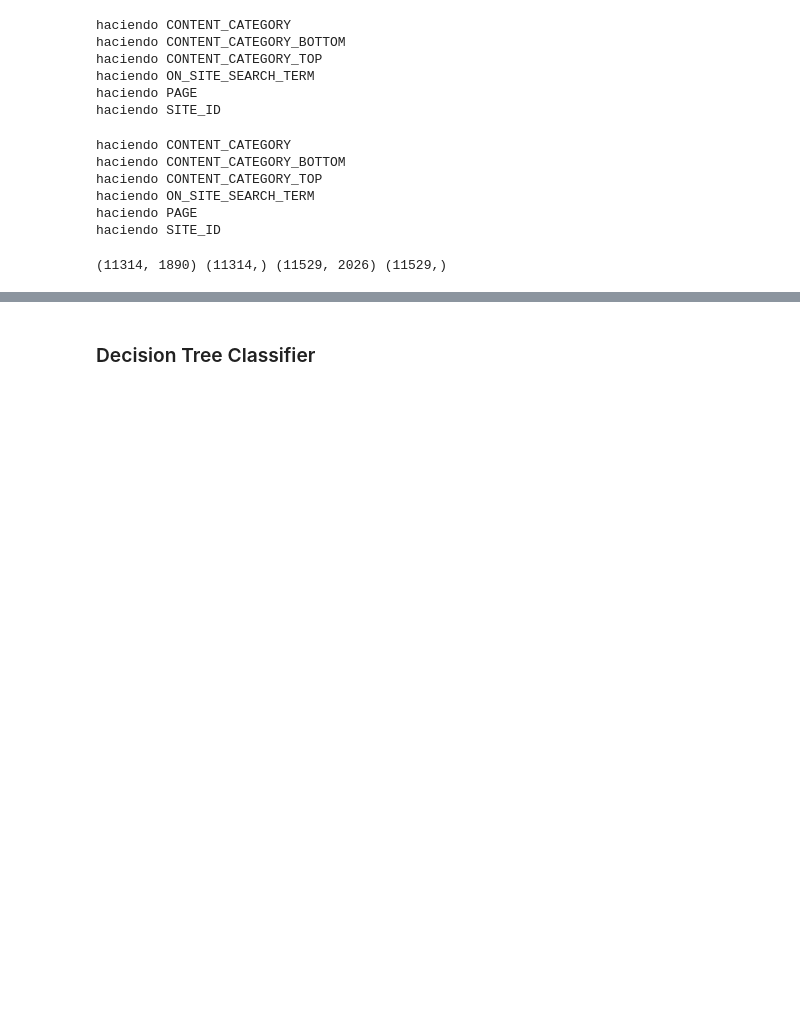
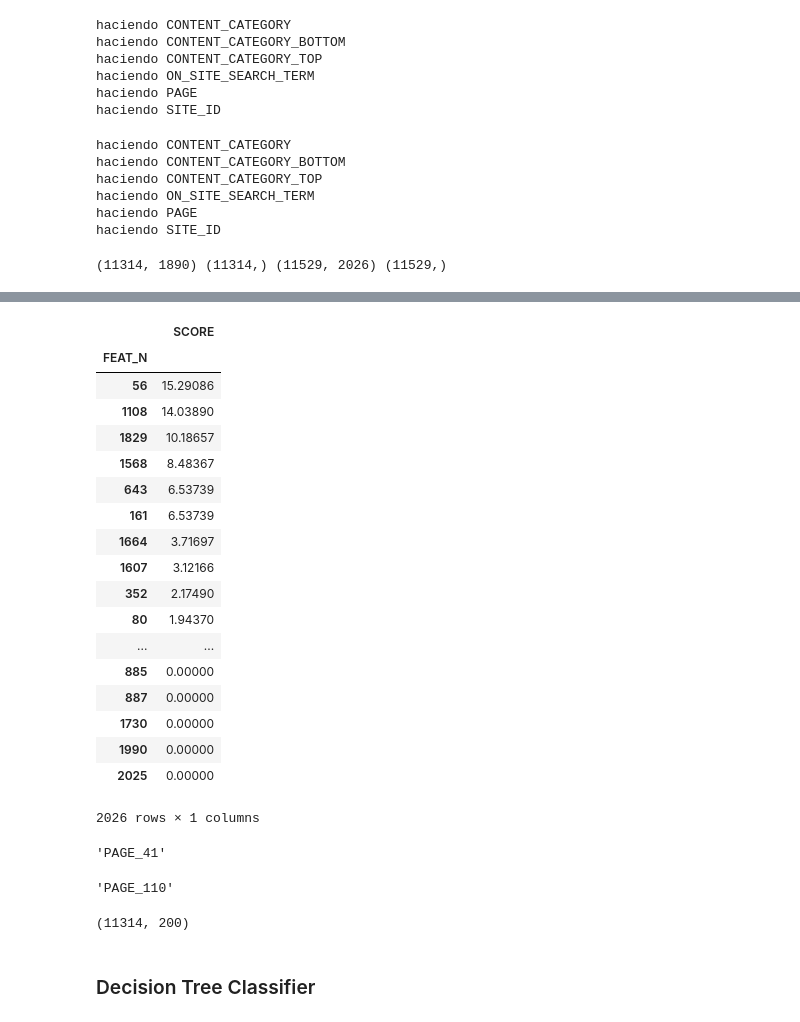
Before and after one commit to horaclito/dataton, a Jupyter notebook: galicia1.ipynb, the cells around one changed output, grey strips where cells are left out. Drawn from its saved outputs; the diff is of its cells as text; code cells hidden in the pictures; blank space fills up the shorter version.

```diff
--- a/galicia1.ipynb
+++ b/galicia1.ipynb
@@ -193,0 +287,33 @@ X_test2 = pd.DataFrame(fit.transform(X_test2))
+# %%
+df = pd.DataFrame(selected_features.scores_.round(5))
+df.index.name="FEAT_N"
+df.columns = ["SCORE"]
+df.sort_values(by=['SCORE'],ascending=False)
+# %% [output]
+|  | SCORE |
+| FEAT_N |  |
+| 56 | 15.29086 |
+| 1108 | 14.03890 |
+| 1829 | 10.18657 |
+| 1568 | 8.48367 |
+| 643 | 6.53739 |
+| 161 | 6.53739 |
+| 1664 | 3.71697 |
+| 1607 | 3.12166 |
+| 352 | 2.17490 |
+| 80 | 1.94370 |
+| ... | ... |
+| 885 | 0.00000 |
+| 887 | 0.00000 |
+| 1730 | 0.00000 |
+| 1990 | 0.00000 |
+| 2025 | 0.00000 |
+2026 rows × 1 columns
+# %%
+X_train.columns[56]
+# %% [output]
+'PAGE_41'
+# %%
+X_train.columns[1108]
+# %% [output]
+'PAGE_110'
@@ -193,0 +328,4 @@ X_test2 = pd.DataFrame(fit.transform(X_test2))
+# %%
+X_train_cut1.shape
+# %% [output]
+(11314, 200)
```
Also changed, not shown: parts of 139 cells of this notebook, 1 other file.
